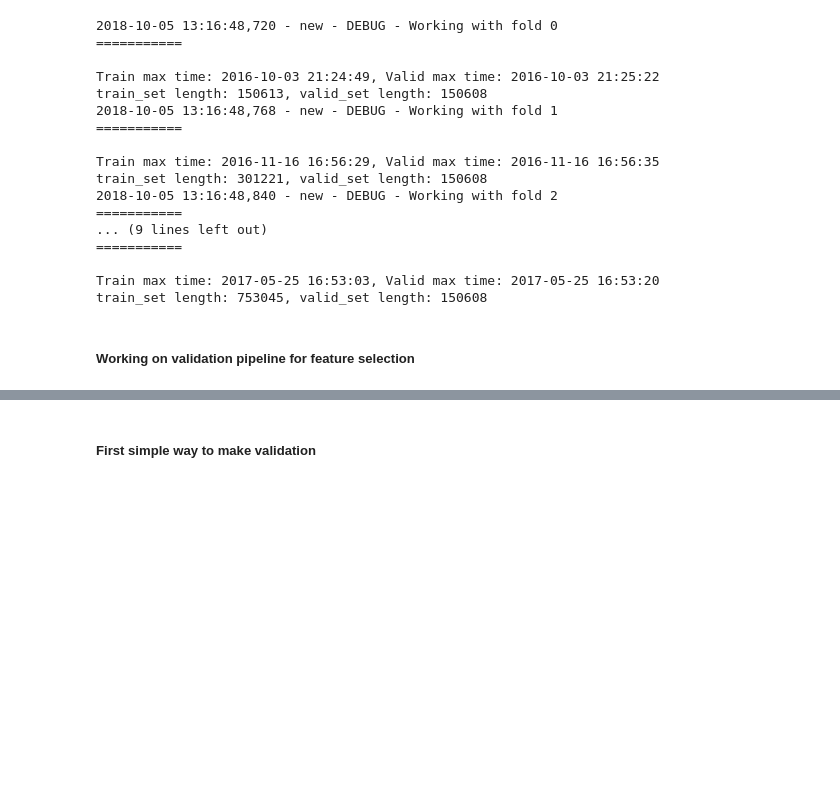
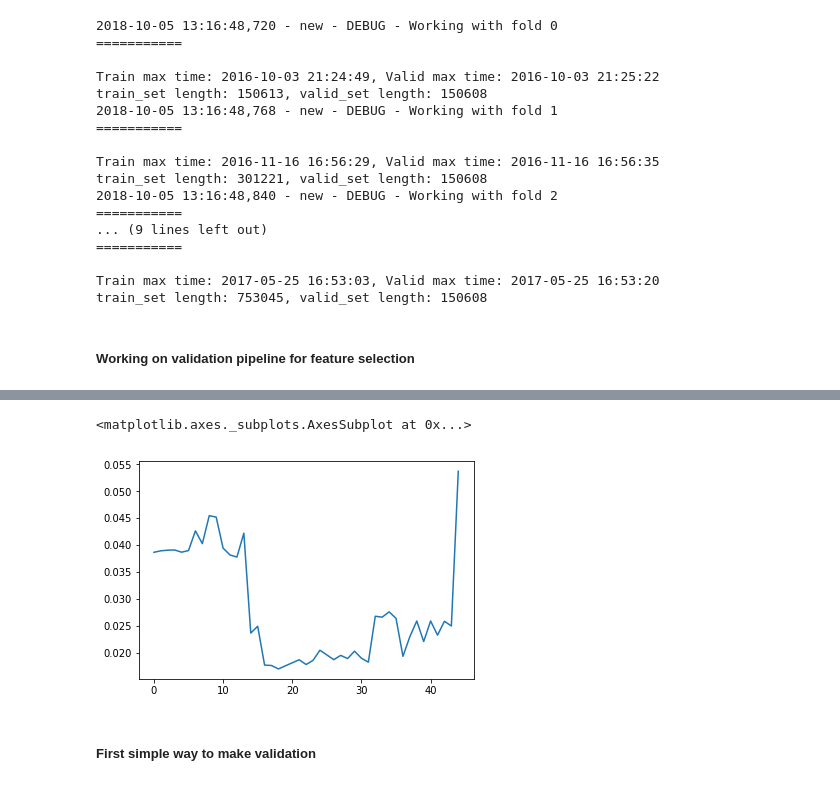
Before and after one commit to ademyanchuk/kaggle_google_revenue, a Jupyter notebook: notebooks/rf_fastai-baseline.ipynb, the cells around one changed output, grey strips where cells are left out. Saved outputs shown, nothing was run; the diff lists cells and outputs as text; code cells hidden in the pictures; blank space fills up the shorter version.

```diff
--- a/notebooks/rf_fastai-baseline.ipynb
+++ b/notebooks/rf_fastai-baseline.ipynb
@@ -456,3 +479,8 @@ stats_df
+# %%
+stats_df.val_var_rmse.plot()
+# %% [output]
+<matplotlib.axes._subplots.AxesSubplot at 0x...>
+[figure, added]
 # %% [markdown]
 ##### First simple way to make validation
 # %%
```
Also changed, not shown: parts of 26 cells of this notebook.
